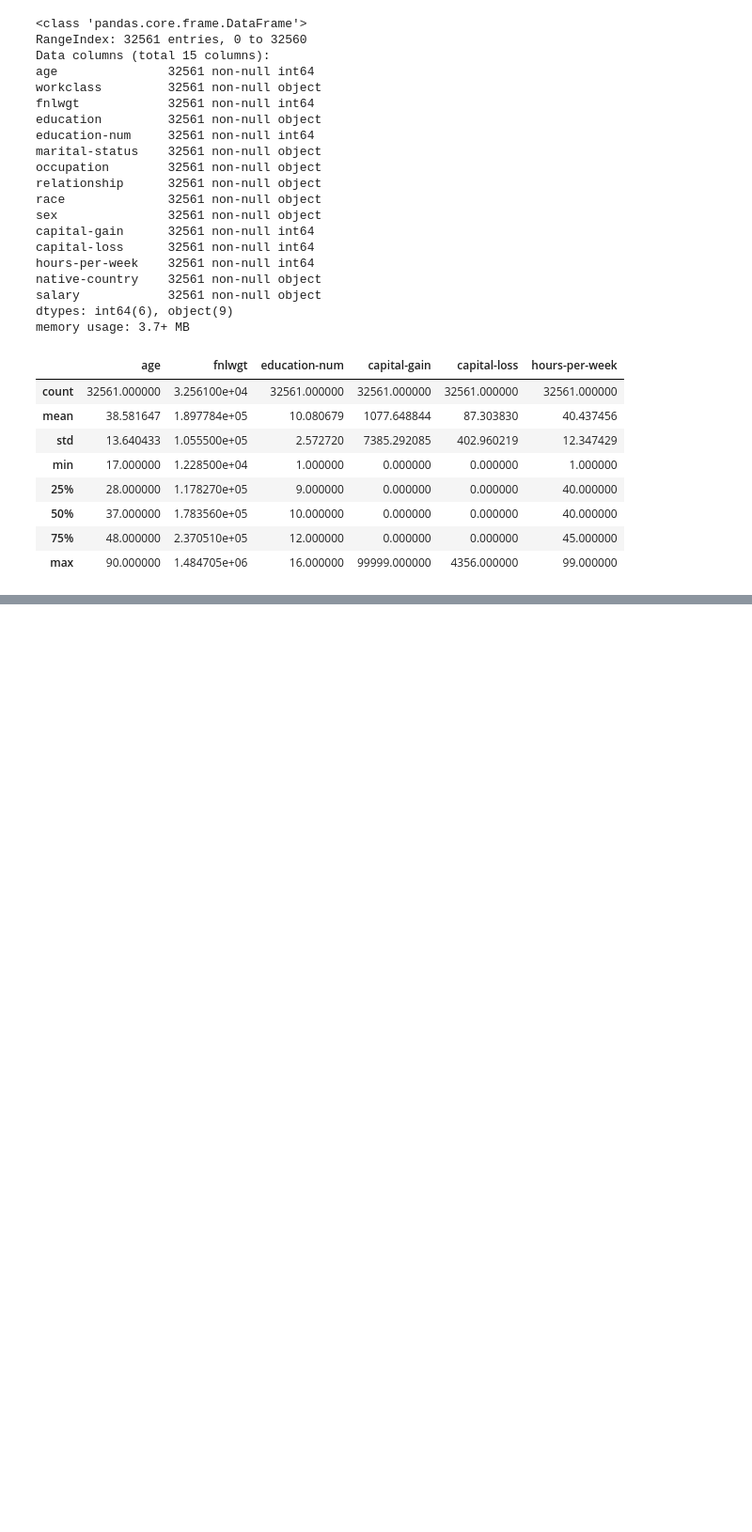
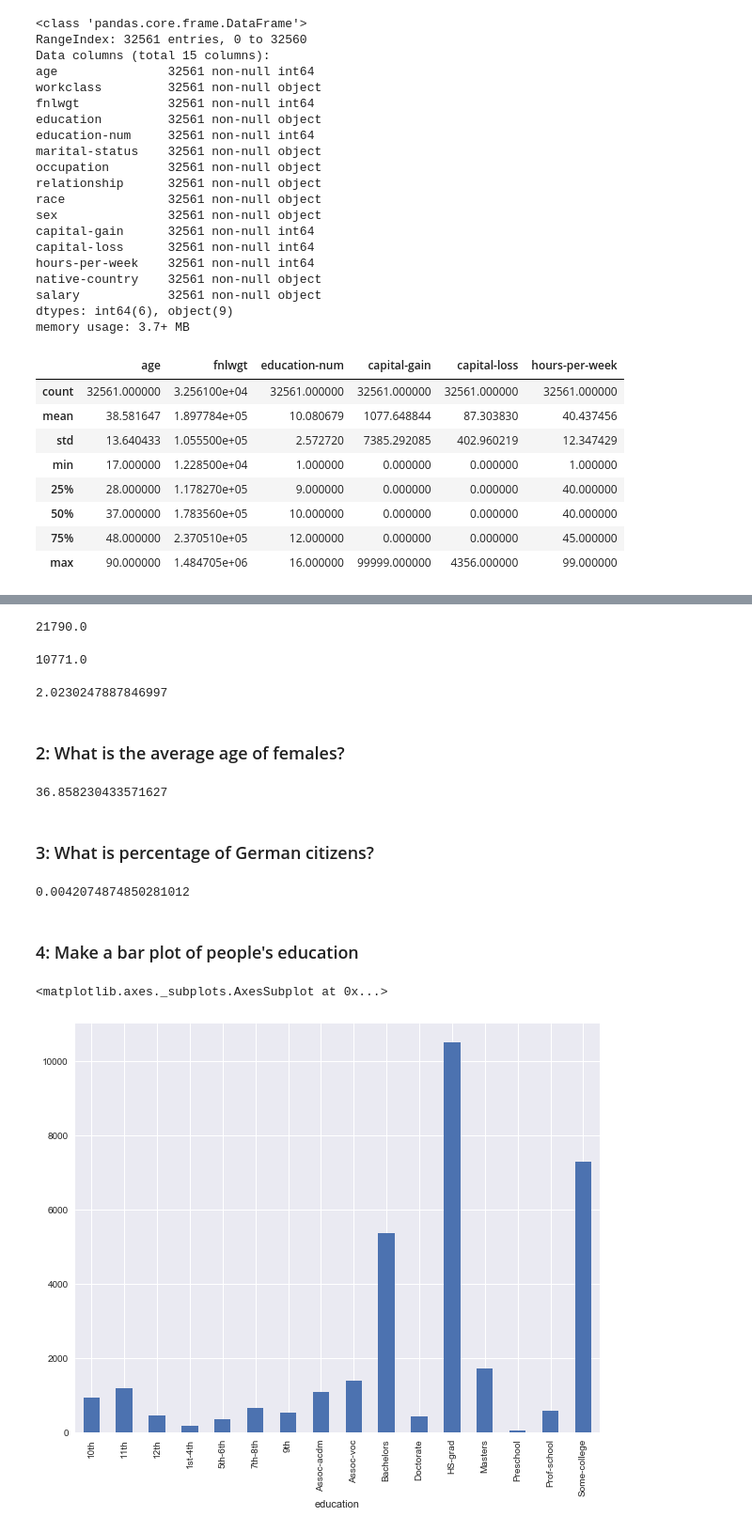
Before and after one commit to pvlbzn/datascience, a Jupyter notebook: adults_analisys.ipynb, the cells around one changed output, grey strips where cells are left out. Shown at 94% size. Saved outputs shown, nothing was run; the diff lists cells and outputs as text; code cells hidden in the pictures; blank space fills up the shorter version.

```diff
--- a/adults_analisys.ipynb
+++ b/adults_analisys.ipynb
@@ -141,0 +156,37 @@ data.describe()
+# %%
+mcount = males.mean()
+mcount
+# %% [output]
+21790.0
+# %%
+fcount = females.mean()
+fcount
+# %% [output]
+10771.0
+# %%
+mcount / fcount
+# %% [output]
+2.0230247887846997
+# %% [markdown]
+### 2: What is the average age of females?
+# %%
+females = data[data['sex'] == 'Female']
+
+females['age'].mean()
+# %% [output]
+36.858230433571627
+# %% [markdown]
+### 3: What is percentage of German citizens?
+# %%
+data['native-country'].value_counts(normalize=True)['Germany']
+# %% [output]
+0.0042074874850281012
+# %% [markdown]
+### 4: Make a bar plot of people's education
+# %%
+ed = data.sort_values(by='education', ascending=False)
+ed = ed.groupby(by=['education'])['education']
+ed.count().plot(kind='bar')
+# %% [output]
+<matplotlib.axes._subplots.AxesSubplot at 0x...>
+[figure, added]
```
Also changed, not shown: parts of 15 cells of this notebook.
